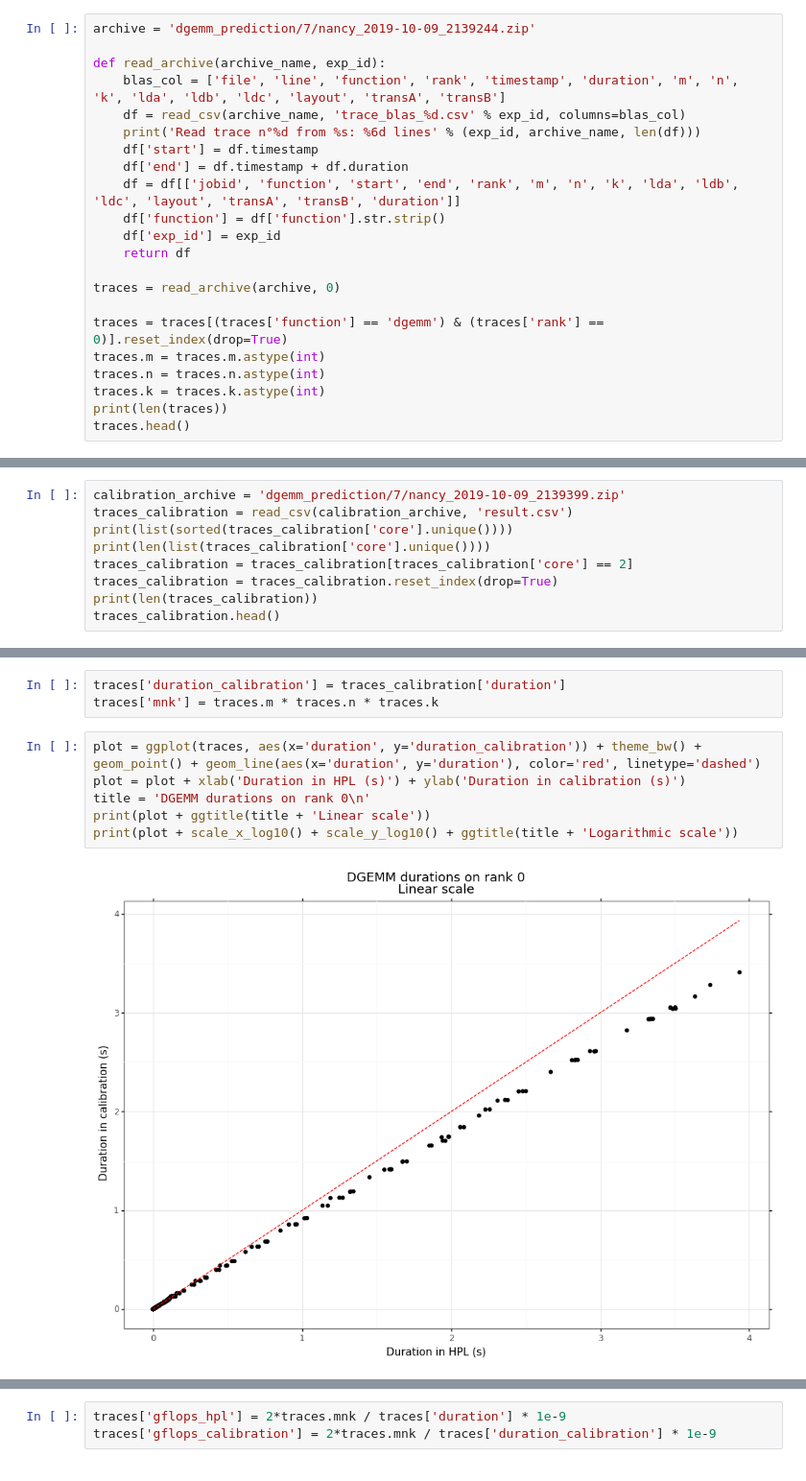
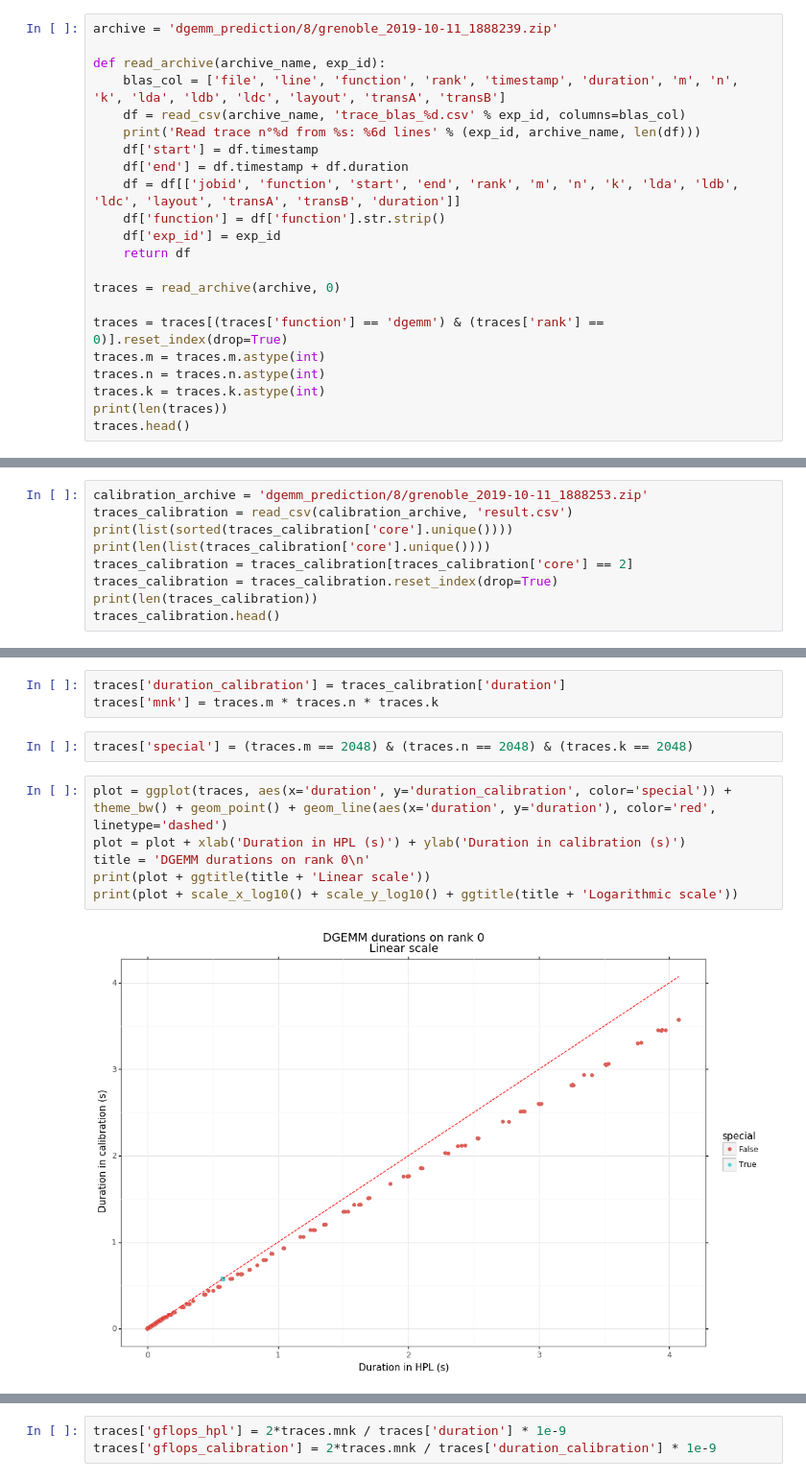
Before and after one commit to Ezibenroc/calibration_analysis, a Jupyter notebook: dahu/hpl/hpl_trace_dgemm_comparison.ipynb, the cells around one changed output, grey strips where cells are left out. Shown at 96% size. Drawn from its saved outputs; the diff is of its cells as text.

Commit message:
Dgemm durations: calibration vs HPL, with extra calls to dgemm in HPL

````diff
--- a/dahu/hpl/hpl_trace_dgemm_comparison.ipynb
+++ b/dahu/hpl/hpl_trace_dgemm_comparison.ipynb
@@ -26,7 +26,7 @@ def get_yaml(archive_name, yaml_name):
     archive = zipfile.ZipFile(archive_name)
     return yaml.load(io.BytesIO(archive.read(yaml_name)))
 # %%
-archive = 'dgemm_prediction/7/nancy_2019-10-09_2139244.zip'
+archive = 'dgemm_prediction/8/grenoble_2019-10-11_1888239.zip'
 
 def read_archive(archive_name, exp_id):
     blas_col = ['file', 'line', 'function', 'rank', 'timestamp', 'duration', 'm', 'n', 'k', 'lda', 'ldb', 'ldc', 'layout', 'transA', 'transB']
@@ -65,7 +65,7 @@ CblasNoTrans : 111
 CblasTrans   : 112
 ```
 # %%
-calibration_archive = 'dgemm_prediction/7/nancy_2019-10-09_2139399.zip'
+calibration_archive = 'dgemm_prediction/8/grenoble_2019-10-11_1888253.zip'
 traces_calibration = read_csv(calibration_archive, 'result.csv')
 print(list(sorted(traces_calibration['core'].unique())))
 print(len(list(traces_calibration['core'].unique())))
@@ -90,11 +90,13 @@ assert sizelist_hpl == sizelist_cal
 # %%
 traces['duration_calibration'] = traces_calibration['duration']
 traces['mnk'] = traces.m * traces.n * traces.k
+# %%
+traces['special'] = (traces.m == 2048) & (traces.n == 2048) & (traces.k == 2048)
 # %%
-plot = ggplot(traces, aes(x='duration', y='duration_calibration')) + theme_bw() + geom_point() + geom_line(aes(x='duration', y='duration'), color='red', linetype='dashed')
+plot = ggplot(traces, aes(x='duration', y='duration_calibration', color='special')) + theme_bw() + geom_point() + geom_line(aes(x='duration', y='duration'), color='red', linetype='dashed')
 plot = plot + xlab('Duration in HPL (s)') + ylab('Duration in calibration (s)')
 title = 'DGEMM durations on rank 0\n'
 print(plot + ggtitle(title + 'Linear scale'))
 print(plot + scale_x_log10() + scale_y_log10() + ggtitle(title + 'Logarithmic scale'))
 # %% [output]
-[figure, old version]
+[figure, new version]
````
Also changed, not shown: parts of 19 cells of this notebook, 2 other files.
